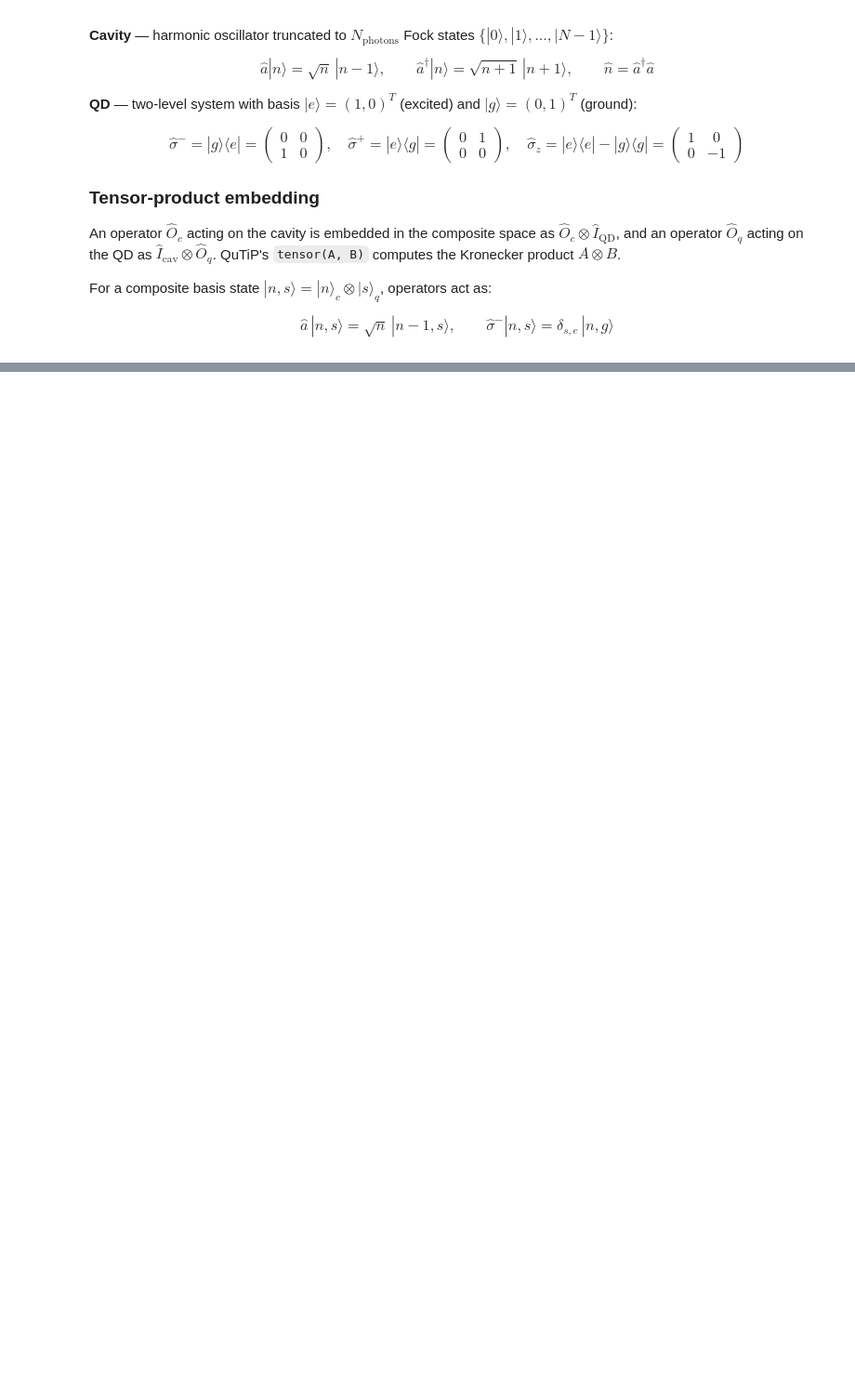
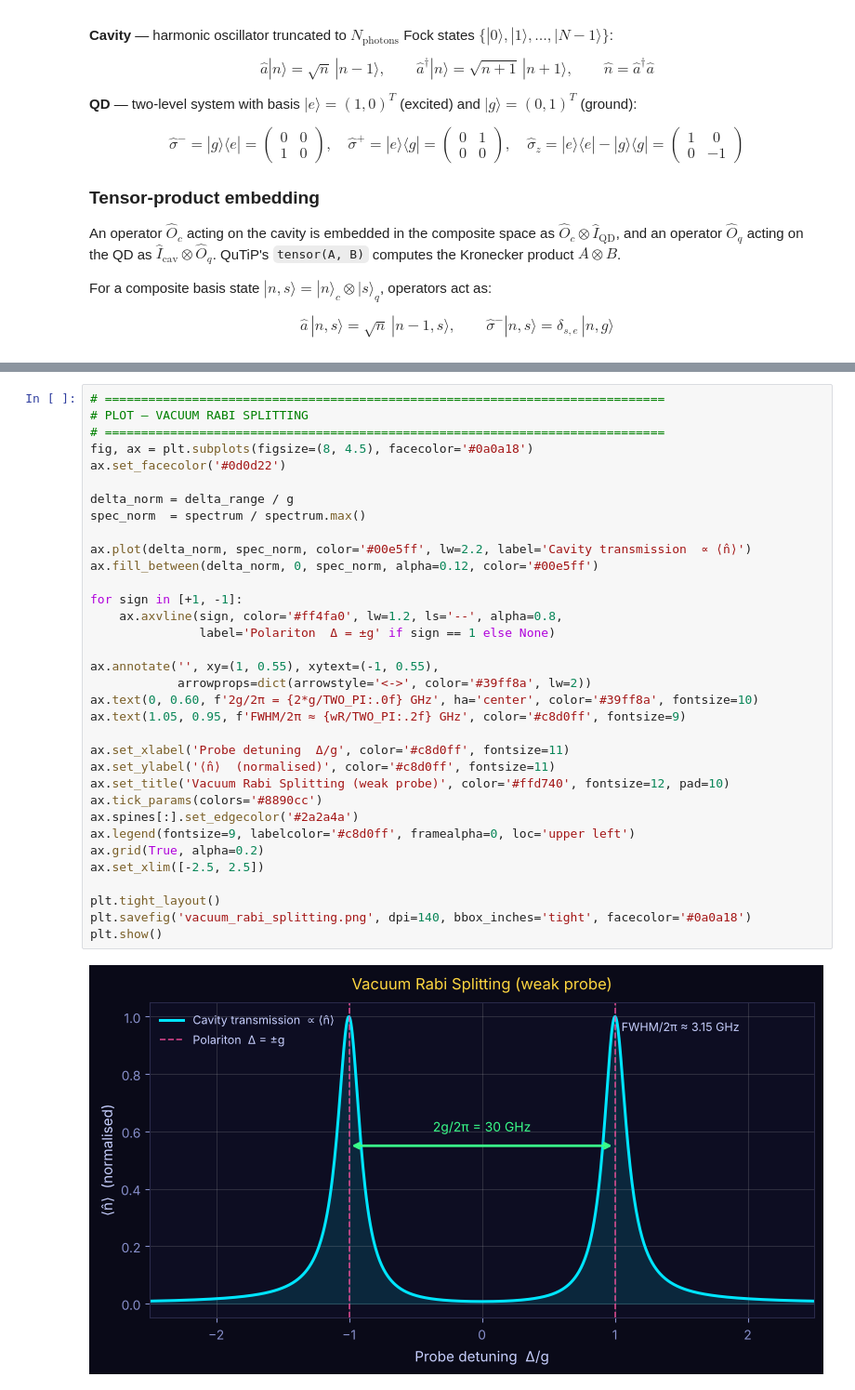
Before and after one commit to SharonXal/Open-Quantum-Dynamics-Simulation, a Jupyter notebook: qd_cavity_QED.ipynb, the cells around one changed output, grey strips where cells are left out. Shown at 93% size. Cells and saved outputs as stored; diff of their text form; blank space fills up the shorter version.

```diff
--- a/qd_cavity_QED.ipynb
+++ b/qd_cavity_QED.ipynb
@@ -1235,0 +383,36 @@ resolved in QD–photonic-crystal systems by Yoshie *et al.* (2004) and Reithmai
+# %%
+# =============================================================================
+# PLOT — VACUUM RABI SPLITTING
+# =============================================================================
+fig, ax = plt.subplots(figsize=(8, 4.5), facecolor='#0a0a18')
+ax.set_facecolor('#0d0d22')
+
+delta_norm = delta_range / g
+spec_norm  = spectrum / spectrum.max()
+
+ax.plot(delta_norm, spec_norm, color='#00e5ff', lw=2.2, label='Cavity transmission  ∝ ⟨n̂⟩')
+ax.fill_between(delta_norm, 0, spec_norm, alpha=0.12, color='#00e5ff')
+
+for sign in [+1, -1]:
+    ax.axvline(sign, color='#ff4fa0', lw=1.2, ls='--', alpha=0.8,
+               label='Polariton  Δ = ±g' if sign == 1 else None)
+
+ax.annotate('', xy=(1, 0.55), xytext=(-1, 0.55),
+            arrowprops=dict(arrowstyle='<->', color='#39ff8a', lw=2))
+ax.text(0, 0.60, f'2g/2π = {2*g/TWO_PI:.0f} GHz', ha='center', color='#39ff8a', fontsize=10)
+ax.text(1.05, 0.95, f'FWHM/2π ≈ {wR/TWO_PI:.2f} GHz', color='#c8d0ff', fontsize=9)
+
+ax.set_xlabel('Probe detuning  Δ/g', color='#c8d0ff', fontsize=11)
+ax.set_ylabel('⟨n̂⟩  (normalised)', color='#c8d0ff', fontsize=11)
+ax.set_title('Vacuum Rabi Splitting (weak probe)', color='#ffd740', fontsize=12, pad=10)
+ax.tick_params(colors='#8890cc')
+ax.spines[:].set_edgecolor('#2a2a4a')
+ax.legend(fontsize=9, labelcolor='#c8d0ff', framealpha=0, loc='upper left')
+ax.grid(True, alpha=0.2)
+ax.set_xlim([-2.5, 2.5])
+
+plt.tight_layout()
+plt.savefig('vacuum_rabi_splitting.png', dpi=140, bbox_inches='tight', facecolor='#0a0a18')
+plt.show()
+# %% [output]
+[figure, added]
```
Also changed, not shown: parts of 54 cells of this notebook.
